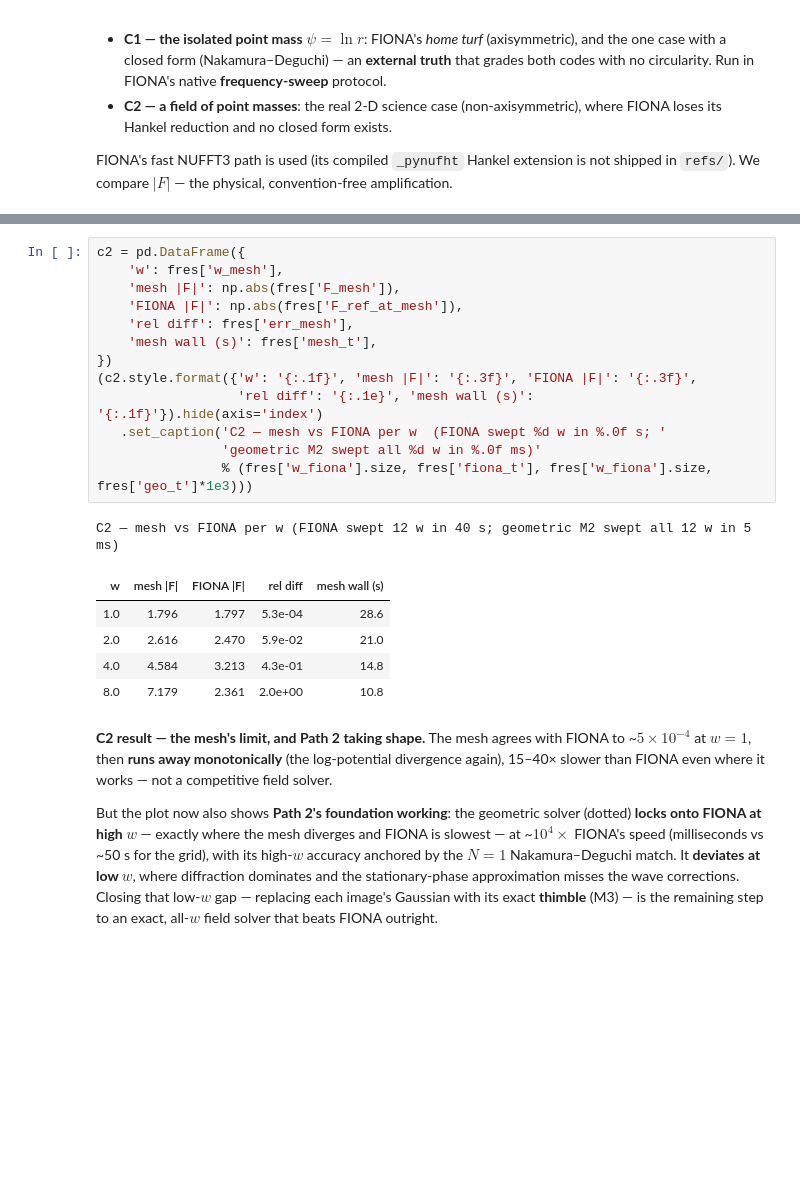
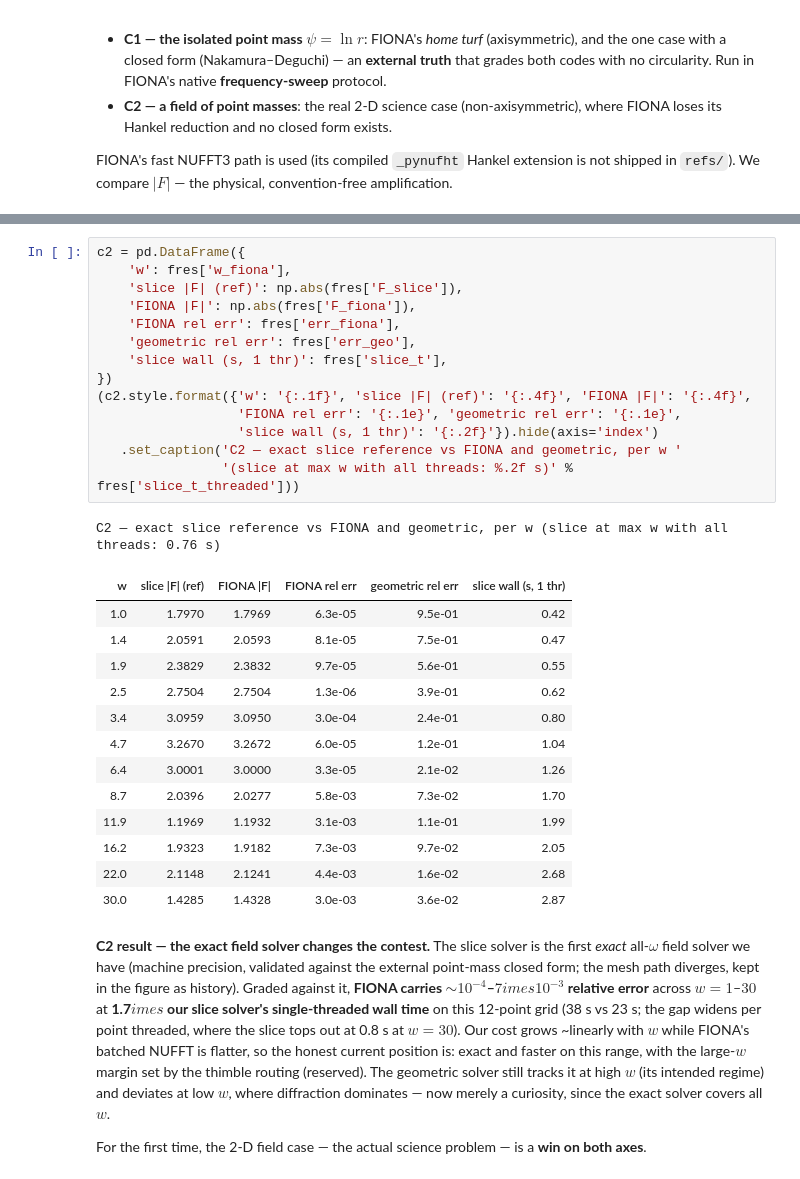
Before and after one commit to cosmoquark/fastpiclef, a Jupyter notebook: notebooks/comparison.ipynb, the cells around one changed output, grey strips where cells are left out. Drawn from its saved outputs; the diff is of its cells as text; blank space fills up the shorter version.

```diff
--- a/notebooks/comparison.ipynb
+++ b/notebooks/comparison.ipynb
@@ -283,32 +296,42 @@ plt.tight_layout(); plt.show()
 # %%
 c2 = pd.DataFrame({
-    'w': fres['w_mesh'],
-    'mesh |F|': np.abs(fres['F_mesh']),
-    'FIONA |F|': np.abs(fres['F_ref_at_mesh']),
-    'rel diff': fres['err_mesh'],
-    'mesh wall (s)': fres['mesh_t'],
+    'w': fres['w_fiona'],
+    'slice |F| (ref)': np.abs(fres['F_slice']),
+    'FIONA |F|': np.abs(fres['F_fiona']),
+    'FIONA rel err': fres['err_fiona'],
+    'geometric rel err': fres['err_geo'],
+    'slice wall (s, 1 thr)': fres['slice_t'],
 })
-(c2.style.format({'w': '{:.1f}', 'mesh |F|': '{:.3f}', 'FIONA |F|': '{:.3f}',
-                  'rel diff': '{:.1e}', 'mesh wall (s)': '{:.1f}'}).hide(axis='index')
-   .set_caption('C2 — mesh vs FIONA per w  (FIONA swept %d w in %.0f s; '
-                'geometric M2 swept all %d w in %.0f ms)'
-                % (fres['w_fiona'].size, fres['fiona_t'], fres['w_fiona'].size, fres['geo_t']*1e3)))
+(c2.style.format({'w': '{:.1f}', 'slice |F| (ref)': '{:.4f}', 'FIONA |F|': '{:.4f}',
+                  'FIONA rel err': '{:.1e}', 'geometric rel err': '{:.1e}',
+                  'slice wall (s, 1 thr)': '{:.2f}'}).hide(axis='index')
+   .set_caption('C2 — exact slice reference vs FIONA and geometric, per w '
+                '(slice at max w with all threads: %.2f s)' % fres['slice_t_threaded']))
 # %% [output]
-C2 — mesh vs FIONA per w (FIONA swept 12 w in 40 s; geometric M2 swept all 12 w in 5 ms)
+C2 — exact slice reference vs FIONA and geometric, per w (slice at max w with all threads: 0.76 s)
-| w | mesh |F| | FIONA |F| | rel diff | mesh wall (s) |
-| 1.0 | 1.796 | 1.797 | 5.3e-04 | 28.6 |
-| 2.0 | 2.616 | 2.470 | 5.9e-02 | 21.0 |
-| 4.0 | 4.584 | 3.213 | 4.3e-01 | 14.8 |
-| 8.0 | 7.179 | 2.361 | 2.0e+00 | 10.8 |
+| w | slice |F| (ref) | FIONA |F| | FIONA rel err | geometric rel err | slice wall (s, 1 thr) |
+| 1.0 | 1.7970 | 1.7969 | 6.3e-05 | 9.5e-01 | 0.42 |
+| 1.4 | 2.0591 | 2.0593 | 8.1e-05 | 7.5e-01 | 0.47 |
+| 1.9 | 2.3829 | 2.3832 | 9.7e-05 | 5.6e-01 | 0.55 |
+| 2.5 | 2.7504 | 2.7504 | 1.3e-06 | 3.9e-01 | 0.62 |
+| 3.4 | 3.0959 | 3.0950 | 3.0e-04 | 2.4e-01 | 0.80 |
+| 4.7 | 3.2670 | 3.2672 | 6.0e-05 | 1.2e-01 | 1.04 |
+| 6.4 | 3.0001 | 3.0000 | 3.3e-05 | 2.1e-02 | 1.26 |
+| 8.7 | 2.0396 | 2.0277 | 5.8e-03 | 7.3e-02 | 1.70 |
+| 11.9 | 1.1969 | 1.1932 | 3.1e-03 | 1.1e-01 | 1.99 |
+| 16.2 | 1.9323 | 1.9182 | 7.3e-03 | 9.7e-02 | 2.05 |
+| 22.0 | 2.1148 | 2.1241 | 4.4e-03 | 1.6e-02 | 2.68 |
+| 30.0 | 1.4285 | 1.4328 | 3.0e-03 | 3.6e-02 | 2.87 |
 # %% [markdown]
-**C2 result — the mesh's limit, and Path 2 taking shape.** The mesh agrees with FIONA to
-~$5\times10^{-4}$ at $w=1$, then **runs away monotonically** (the log-potential divergence again),
-15–40× slower than FIONA even where it works — not a competitive field solver.
+**C2 result — the exact field solver changes the contest.** The slice solver is the
+first *exact* all-$\omega$ field solver we have (machine precision, validated against the external
+point-mass closed form; the mesh path diverges, kept in the figure as history). Graded against it,
+**FIONA carries $\sim\!10^{-4}$–$7\!	imes\!10^{-3}$ relative error** across $w=1$–$30$ at **1.7$	imes$
+our slice solver's single-threaded wall time** on this 12-point grid (38 s vs 23 s; the gap
+widens per point threaded, where the slice tops out at 0.8 s at $w=30$). Our cost grows
+~linearly with $w$ while FIONA's batched NUFFT is flatter, so the honest current position is: exact
+and faster on this range, with the large-$w$ margin set by the thimble routing (reserved). The
+geometric solver still tracks it at high $w$ (its intended regime) and deviates at low $w$, where
+diffraction dominates — now merely a curiosity, since the exact solver covers all $w$.
 
-But the plot now also shows **Path 2's foundation working**: the geometric solver (dotted) **locks
-onto FIONA at high $w$** — exactly where the mesh diverges and FIONA is slowest — at ~$10^4\times$
-FIONA's speed (milliseconds vs ~50 s for the grid), with its high-$w$ accuracy anchored by the
-$N=1$ Nakamura–Deguchi match. It **deviates at low $w$**, where diffraction dominates and the
-stationary-phase approximation misses the wave corrections. Closing that low-$w$ gap — replacing
-each image's Gaussian with its exact **thimble** (M3) — is the remaining step to an exact, all-$w$
-field solver that beats FIONA outright.
+For the first time, the 2-D field case — the actual science problem — is a **win on both axes**.
```
Also changed, not shown: parts of 13 cells of this notebook, 7 other files.
